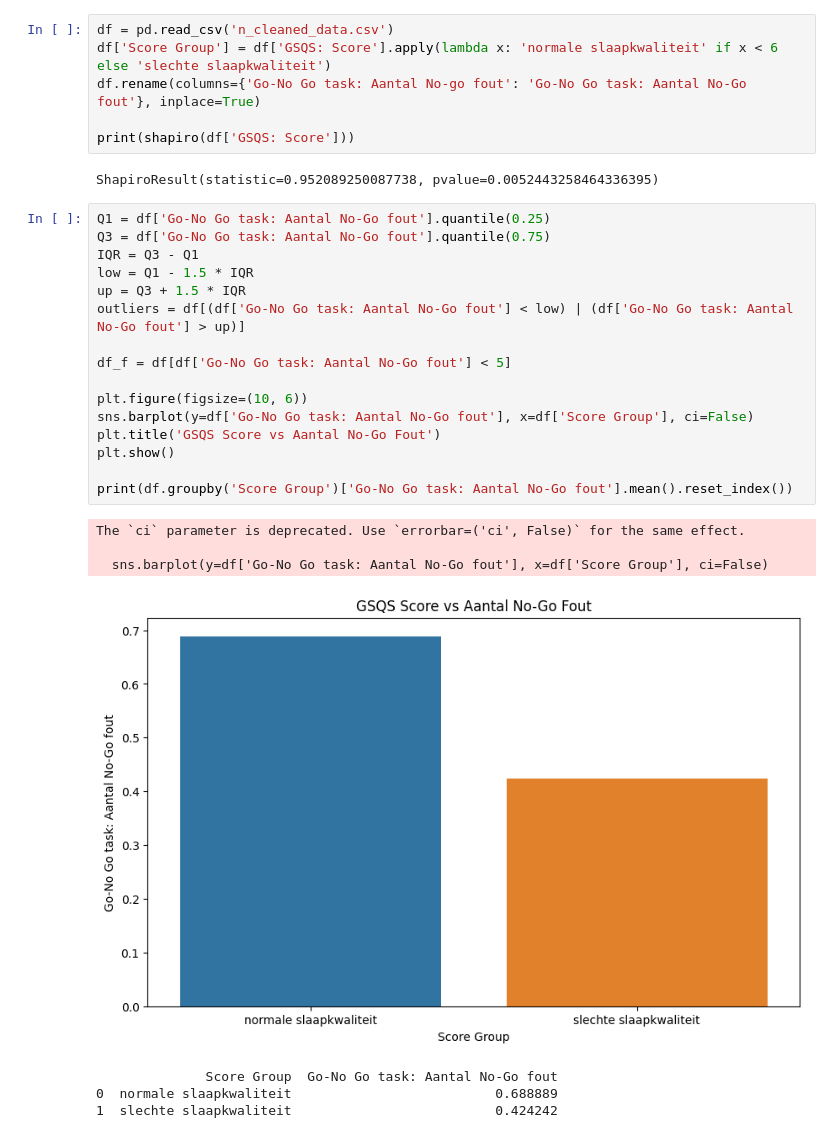
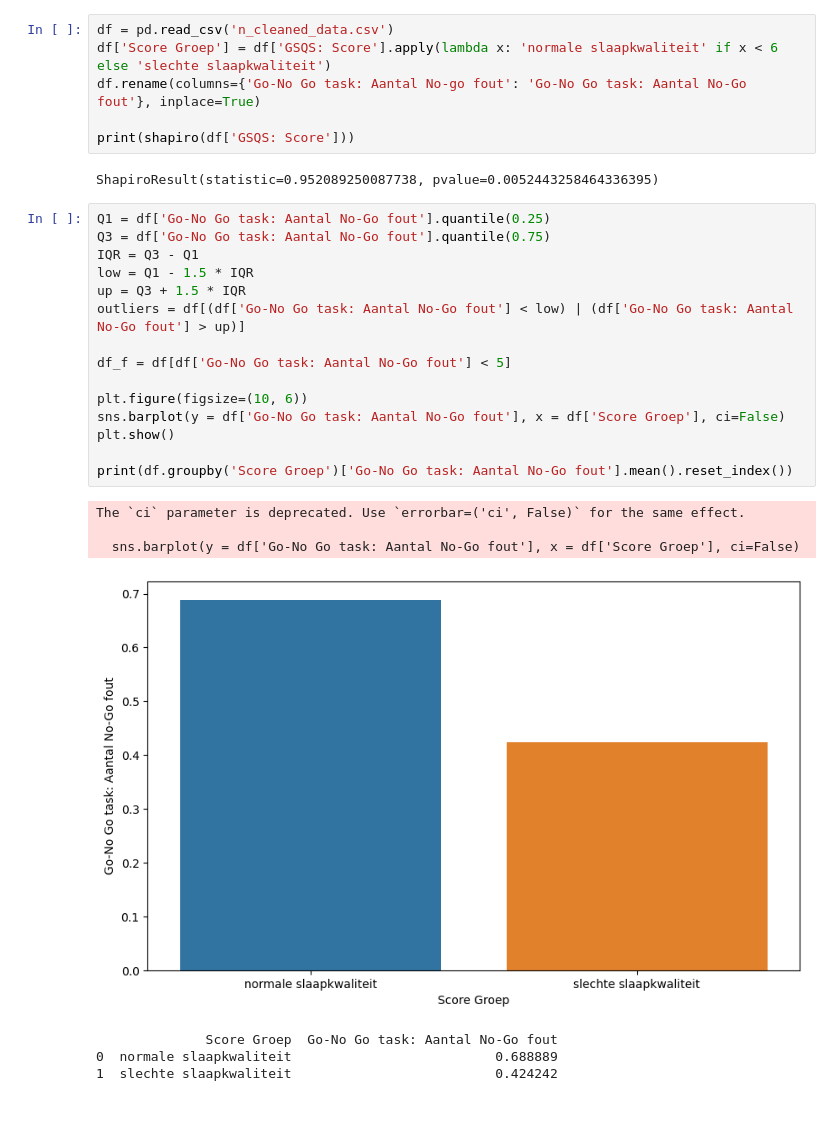
Before and after one commit to Carpetscratcher/CogPer, a Jupyter notebook: CogPer.ipynb, the cells around one changed output. Saved outputs shown, nothing was run; the diff lists cells and outputs as text; blank space fills up the shorter version.

```diff
--- a/CogPer.ipynb
+++ b/CogPer.ipynb
@@ -8,7 +8,7 @@ from scipy.stats import pearsonr
 from scipy.stats import ttest_ind
 # %%
 df = pd.read_csv('n_cleaned_data.csv')
-df['Score Group'] = df['GSQS: Score'].apply(lambda x: 'normale slaapkwaliteit' if x < 6 else 'slechte slaapkwaliteit')
+df['Score Groep'] = df['GSQS: Score'].apply(lambda x: 'normale slaapkwaliteit' if x < 6 else 'slechte slaapkwaliteit')
 df.rename(columns={'Go-No Go task: Aantal No-go fout': 'Go-No Go task: Aantal No-Go fout'}, inplace=True)
 
 print(shapiro(df['GSQS: Score']))
@@ -17,25 +17,24 @@ ShapiroResult(statistic=0.952089250087738, pvalue=0.0052443258464336395)
 # %%
 Q1 = df['Go-No Go task: Aantal No-Go fout'].quantile(0.25)
 Q3 = df['Go-No Go task: Aantal No-Go fout'].quantile(0.75)
 IQR = Q3 - Q1
 low = Q1 - 1.5 * IQR
 up = Q3 + 1.5 * IQR
 outliers = df[(df['Go-No Go task: Aantal No-Go fout'] < low) | (df['Go-No Go task: Aantal No-Go fout'] > up)]
 
 df_f = df[df['Go-No Go task: Aantal No-Go fout'] < 5]
 
 plt.figure(figsize=(10, 6))
-sns.barplot(y=df['Go-No Go task: Aantal No-Go fout'], x=df['Score Group'], ci=False)
-plt.title('GSQS Score vs Aantal No-Go Fout')
+sns.barplot(y = df['Go-No Go task: Aantal No-Go fout'], x = df['Score Groep'], ci=False)
 plt.show()
 
-print(df.groupby('Score Group')['Go-No Go task: Aantal No-Go fout'].mean().reset_index())
+print(df.groupby('Score Groep')['Go-No Go task: Aantal No-Go fout'].mean().reset_index())
 # %% [output]
 The `ci` parameter is deprecated. Use `errorbar=('ci', False)` for the same effect.
 
-  sns.barplot(y=df['Go-No Go task: Aantal No-Go fout'], x=df['Score Group'], ci=False)
+  sns.barplot(y = df['Go-No Go task: Aantal No-Go fout'], x = df['Score Groep'], ci=False)
-[figure, old version]
+[figure, new version]
-              Score Group  Go-No Go task: Aantal No-Go fout
+              Score Groep  Go-No Go task: Aantal No-Go fout
 0  normale slaapkwaliteit                          0.688889
 1  slechte slaapkwaliteit                          0.424242
 # %%
```
Also changed, not shown: parts of 2 cells of this notebook.
